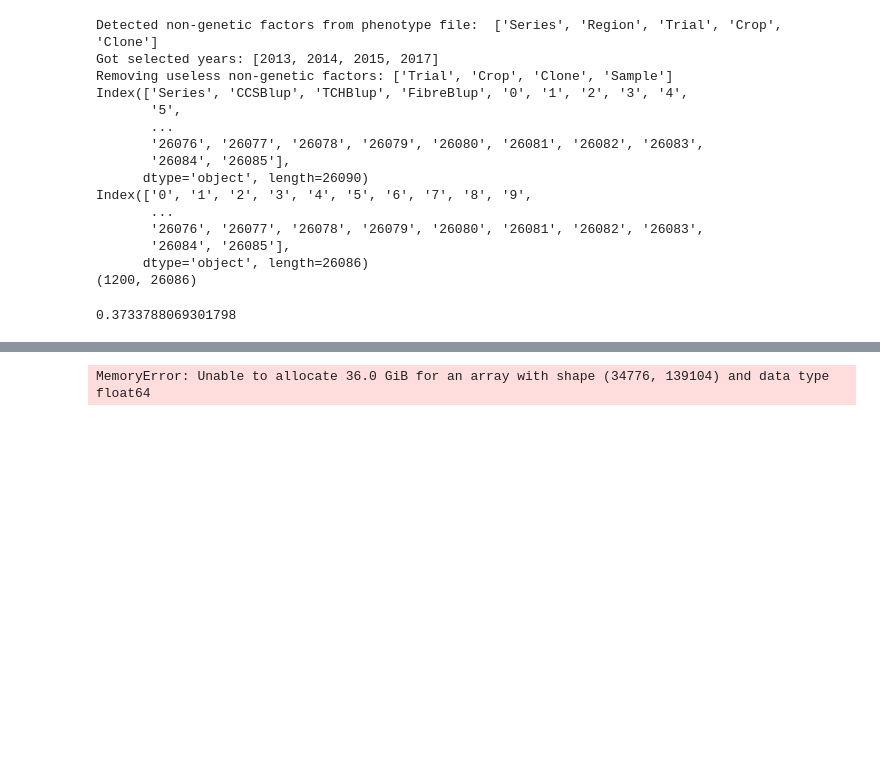
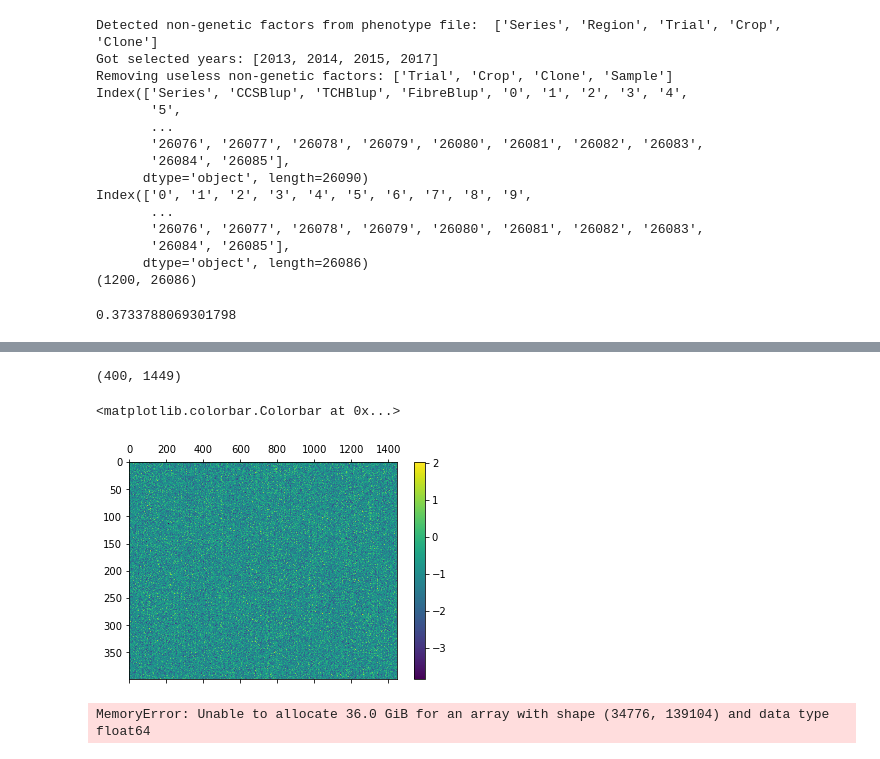
Before and after one commit to CCS-voidBird/PhD_Notebook, a Jupyter notebook: Code/DownStream_Analysis_ML.ipynb, the cells around one changed output, grey strips where cells are left out. Saved outputs shown, nothing was run; the diff lists cells and outputs as text; code cells hidden in the pictures; blank space fills up the shorter version.

```diff
--- a/Code/DownStream_Analysis_ML.ipynb
+++ b/Code/DownStream_Analysis_ML.ipynb
@@ -164,3 +212,15 @@ plt.savefig("../../HPC_Results/CNN/backup/TCH_all_channel_6.png",pad_inches=0.4)
+# %%
+all_sample_importance = snp_importance[sorted_index] #np.expand_dims(snp_importance,axis=0)
+fig_as = plt.figure()
+print(all_sample_importance.shape)
+axe_as = fig_as.add_subplot(111)
+img_as = axe_as.matshow(all_sample_importance, aspect='auto')
+fig_as.colorbar(img_as)
+#plt.savefig("../../HPC_Results/CNN/backup/TCH_all_channel_128_conv_onemb_allsample_sort.png",pad_inches=0.4)
+# %% [output]
+(400, 1449)
+<matplotlib.colorbar.Colorbar at 0x...>
+[figure, added]
 # %%
 layer_names = []
 for layer in trained_model.layers[:12]:
```
Also changed, not shown: parts of 5 cells of this notebook, 3 other files.
